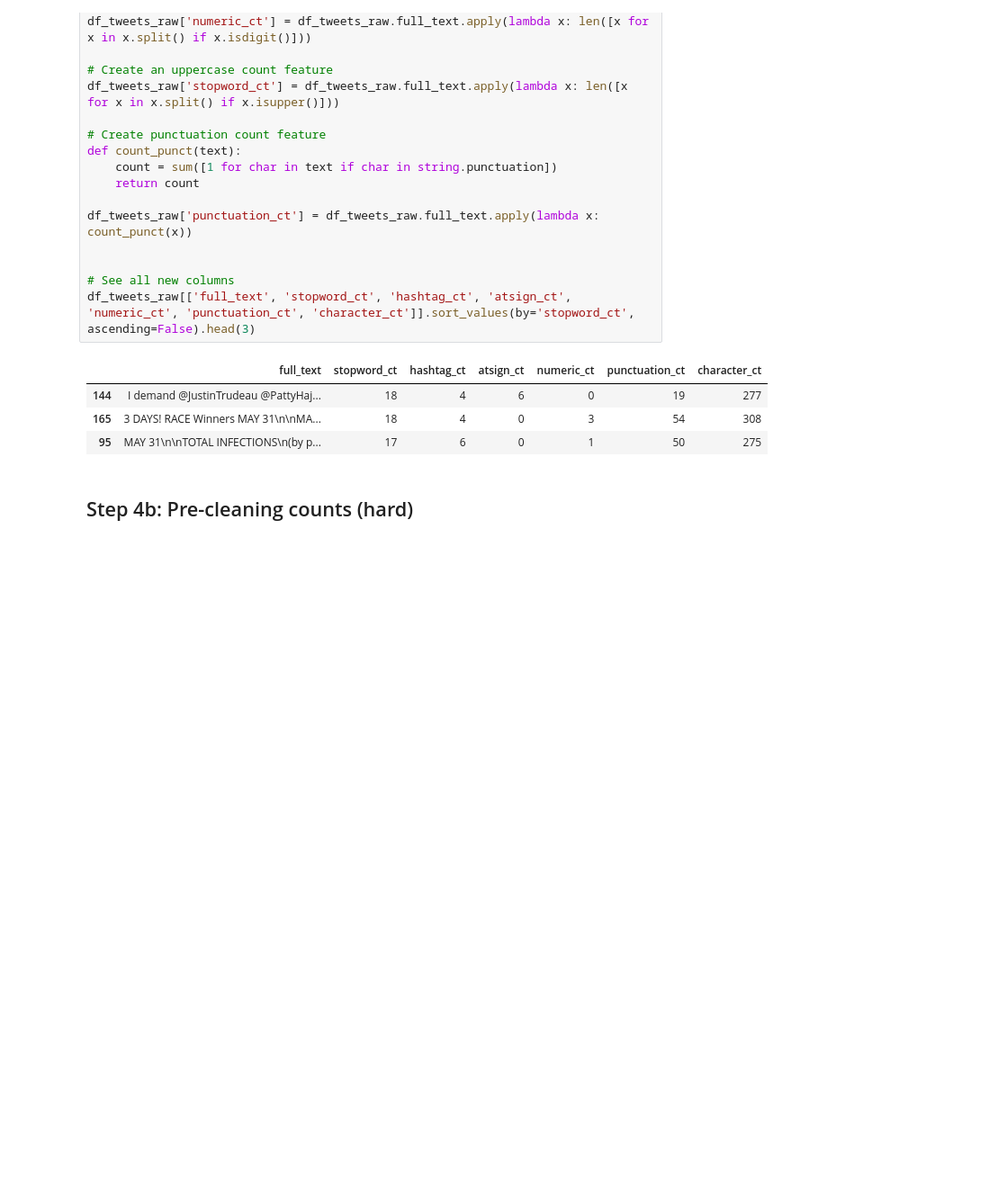
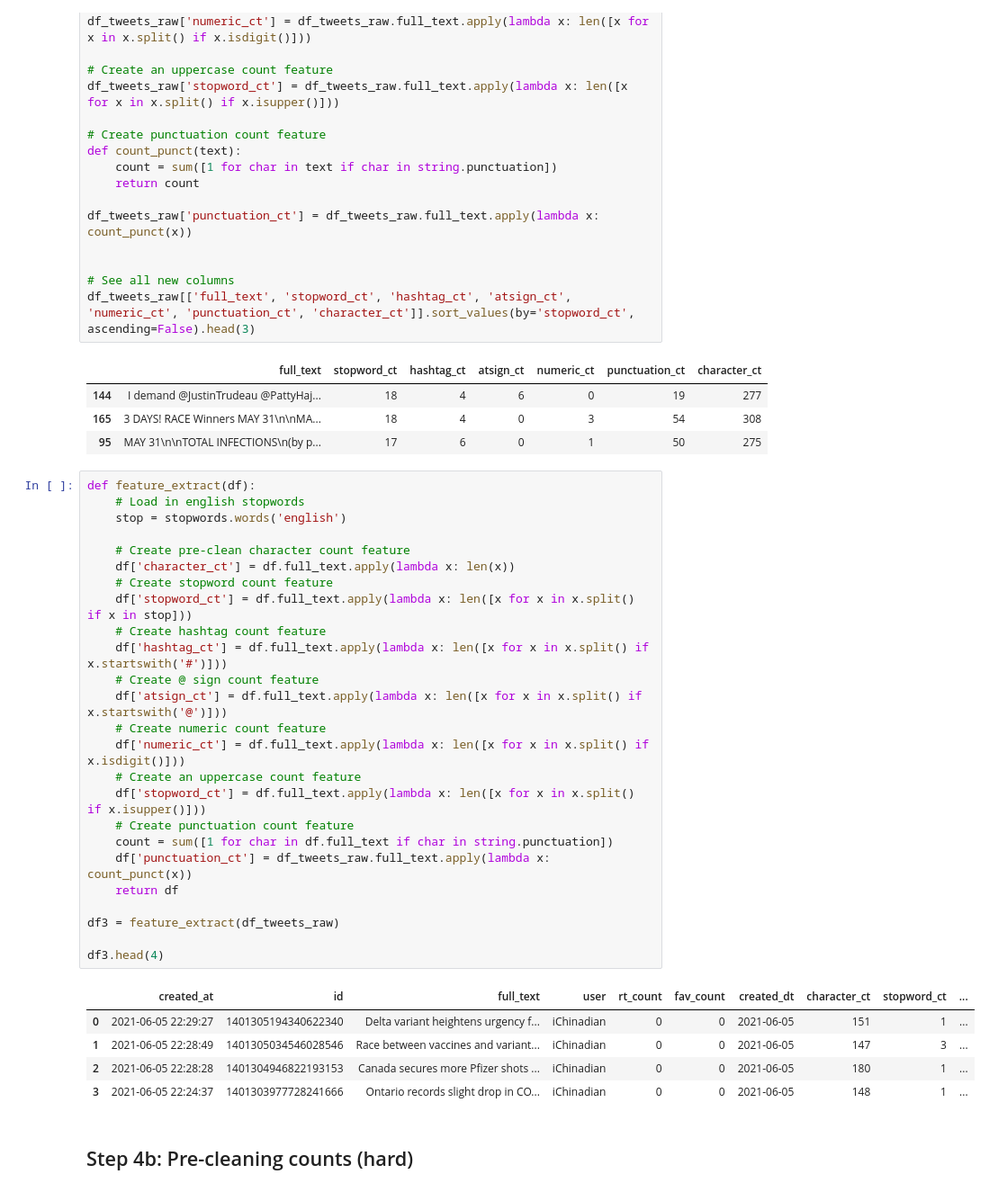
Before and after one commit to shannonhlo/twitter-streamlit-app, a Jupyter notebook: tweet_analysis.ipynb, the cells around one changed output. Shown at 90% size. Drawn from its saved outputs; the diff is of its cells as text; blank space fills up the shorter version.

Commit message:
Split out app into two files, refactored a lot of code, created feature extraction + removal functions. Need to source function file into main app file at some point, visuals need work.

```diff
--- a/tweet_analysis.ipynb
+++ b/tweet_analysis.ipynb
@@ -213,6 +213,37 @@ df_tweets_raw[['full_text', 'stopword_ct', 'hashtag_ct', 'atsign_ct', 'numeric_c
 | 144 | I demand @JustinTrudeau @PattyHaj... | 18 | 4 | 6 | 0 | 19 | 277 |
 | 165 | 3 DAYS! RACE Winners MAY 31\n\nMA... | 18 | 4 | 0 | 3 | 54 | 308 |
 | 95 | MAY 31\n\nTOTAL INFECTIONS\n(by p... | 17 | 6 | 0 | 1 | 50 | 275 |
+# %%
+def feature_extract(df):
+    # Load in english stopwords
+    stop = stopwords.words('english')
+
+    # Create pre-clean character count feature
+    df['character_ct'] = df.full_text.apply(lambda x: len(x))
+    # Create stopword count feature
+    df['stopword_ct'] = df.full_text.apply(lambda x: len([x for x in x.split() if x in stop]))
+    # Create hashtag count feature
+    df['hashtag_ct'] = df.full_text.apply(lambda x: len([x for x in x.split() if x.startswith('#')]))
+    # Create @ sign count feature
+    df['atsign_ct'] = df.full_text.apply(lambda x: len([x for x in x.split() if x.startswith('@')]))
+    # Create numeric count feature
+    df['numeric_ct'] = df.full_text.apply(lambda x: len([x for x in x.split() if x.isdigit()]))
+    # Create an uppercase count feature
+    df['stopword_ct'] = df.full_text.apply(lambda x: len([x for x in x.split() if x.isupper()]))
+    # Create punctuation count feature
+    count = sum([1 for char in df.full_text if char in string.punctuation])
+    df['punctuation_ct'] = df_tweets_raw.full_text.apply(lambda x: count_punct(x))
+    return df
+
+df3 = feature_extract(df_tweets_raw)
+
+df3.head(4)
+# %% [output]
+|  | created_at | id | full_text | user | rt_count | fav_count | created_dt | character_ct | stopword_ct | ... |
+| 0 | 2021-06-05 22:29:27 | 1401305194340622340 | Delta variant heightens urgency f... | iChinadian | 0 | 0 | 2021-06-05 | 151 | 1 | ... |
+| 1 | 2021-06-05 22:28:49 | 1401305034546028546 | Race between vaccines and variant... | iChinadian | 0 | 0 | 2021-06-05 | 147 | 3 | ... |
+| 2 | 2021-06-05 22:28:28 | 1401304946822193153 | Canada secures more Pfizer shots ... | iChinadian | 0 | 0 | 2021-06-05 | 180 | 1 | ... |
+| 3 | 2021-06-05 22:24:37 | 1401303977728241666 | Ontario records slight drop in CO... | iChinadian | 0 | 0 | 2021-06-05 | 148 | 1 | ... |
 # %% [markdown]
 ## Step 4b: Pre-cleaning counts (hard)
 # %%
```
Also changed, not shown: parts of 6 cells of this notebook, 3 other files.
